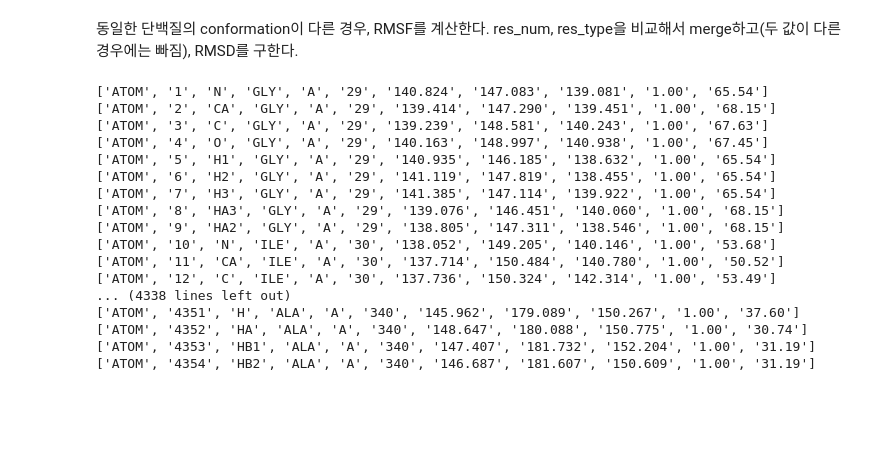
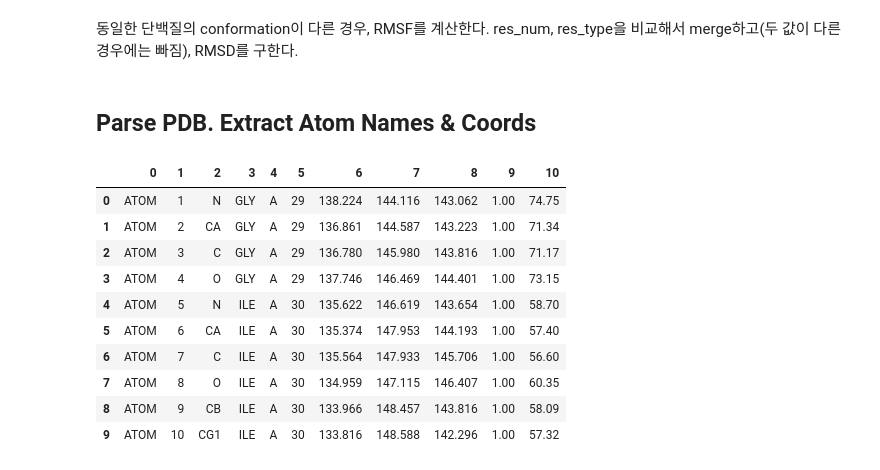
Before and after one commit to six2921/chemtools, a Jupyter notebook: unclassified/protein_rmsf.ipynb, the cells around one changed output. Saved outputs shown, nothing was run; the diff lists cells and outputs as text; code cells hidden in the pictures; blank space fills up the shorter version.

```diff
--- a/unclassified/protein_rmsf.ipynb
+++ b/unclassified/protein_rmsf.ipynb
@@ -6,27 +10,29 @@ import math
+# %% [markdown]
+## Parse PDB. Extract Atom Names & Coords
+# %%
+fileA = 'ph75.pdb'
+fileB = '200.pdb'
 # %%
-f = open('wt.pdb', mode='r')
+# parse pdb file
+
+f = open(fileA, mode='r')
 tableA = pd.DataFrame()
 
 for line in f:
     if line.startswith('ATOM'):
         row = line.split()[:11]
-        print(row)
         tableA = pd.concat([tableA, pd.DataFrame([row])], ignore_index=True)
+
+tableA[:10]
 # %% [output]
-['ATOM', '1', 'N', 'GLY', 'A', '29', '140.824', '147.083', '139.081', '1.00', '65.54']
-['ATOM', '2', 'CA', 'GLY', 'A', '29', '139.414', '147.290', '139.451', '1.00', '68.15']
-['ATOM', '3', 'C', 'GLY', 'A', '29', '139.239', '148.581', '140.243', '1.00', '67.63']
-['ATOM', '4', 'O', 'GLY', 'A', '29', '140.163', '148.997', '140.938', '1.00', '67.45']
-['ATOM', '5', 'H1', 'GLY', 'A', '29', '140.935', '146.185', '138.632', '1.00', '65.54']
-['ATOM', '6', 'H2', 'GLY', 'A', '29', '141.119', '147.819', '138.455', '1.00', '65.54']
-['ATOM', '7', 'H3', 'GLY', 'A', '29', '141.385', '147.114', '139.922', '1.00', '65.54']
-['ATOM', '8', 'HA3', 'GLY', 'A', '29', '139.076', '146.451', '140.060', '1.00', '68.15']
-['ATOM', '9', 'HA2', 'GLY', 'A', '29', '138.805', '147.311', '138.546', '1.00', '68.15']
-['ATOM', '10', 'N', 'ILE', 'A', '30', '138.052', '149.205', '140.146', '1.00', '53.68']
-['ATOM', '11', 'CA', 'ILE', 'A', '30', '137.714', '150.484', '140.780', '1.00', '50.52']
-['ATOM', '12', 'C', 'ILE', 'A', '30', '137.736', '150.324', '142.314', '1.00', '53.49']
-... (4338 lines left out)
-['ATOM', '4351', 'H', 'ALA', 'A', '340', '145.962', '179.089', '150.267', '1.00', '37.60']
-['ATOM', '4352', 'HA', 'ALA', 'A', '340', '148.647', '180.088', '150.775', '1.00', '30.74']
-['ATOM', '4353', 'HB1', 'ALA', 'A', '340', '147.407', '181.732', '152.204', '1.00', '31.19']
-['ATOM', '4354', 'HB2', 'ALA', 'A', '340', '146.687', '181.607', '150.609', '1.00', '31.19']
+|  | 0 | 1 | 2 | 3 | 4 | 5 | 6 | 7 | 8 | 9 | 10 |
+| 0 | ATOM | 1 | N | GLY | A | 29 | 138.224 | 144.116 | 143.062 | 1.00 | 74.75 |
+| 1 | ATOM | 2 | CA | GLY | A | 29 | 136.861 | 144.587 | 143.223 | 1.00 | 71.34 |
+| 2 | ATOM | 3 | C | GLY | A | 29 | 136.780 | 145.980 | 143.816 | 1.00 | 71.17 |
+| 3 | ATOM | 4 | O | GLY | A | 29 | 137.746 | 146.469 | 144.401 | 1.00 | 73.15 |
+| 4 | ATOM | 5 | N | ILE | A | 30 | 135.622 | 146.619 | 143.654 | 1.00 | 58.70 |
+| 5 | ATOM | 6 | CA | ILE | A | 30 | 135.374 | 147.953 | 144.193 | 1.00 | 57.40 |
+| 6 | ATOM | 7 | C | ILE | A | 30 | 135.564 | 147.933 | 145.706 | 1.00 | 56.60 |
+| 7 | ATOM | 8 | O | ILE | A | 30 | 134.959 | 147.115 | 146.407 | 1.00 | 60.35 |
+| 8 | ATOM | 9 | CB | ILE | A | 30 | 133.966 | 148.457 | 143.816 | 1.00 | 58.09 |
+| 9 | ATOM | 10 | CG1 | ILE | A | 30 | 133.816 | 148.588 | 142.296 | 1.00 | 57.32 |
```
Also changed, not shown: parts of 16 cells of this notebook.
